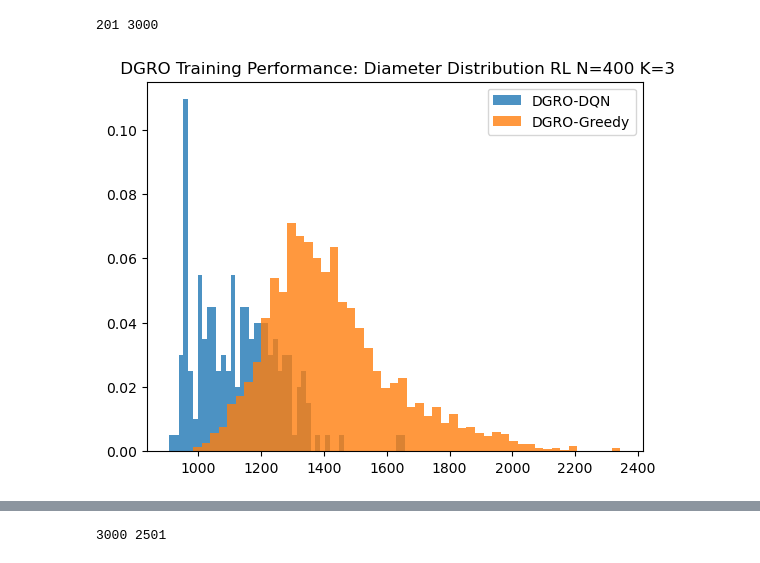
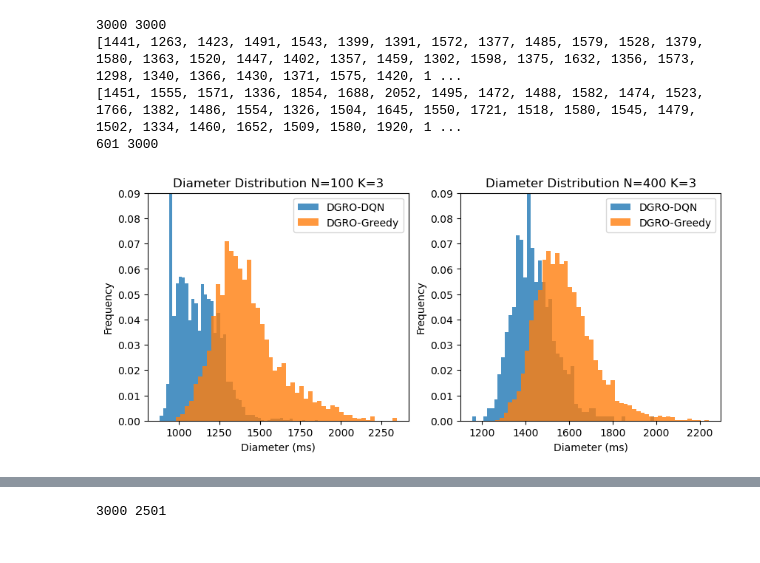
Before and after one commit to shixun404/TetriX, a Jupyter notebook: sc_test/100_histo_seed=42_FABRIC/test.ipynb, the cells around one changed output, grey strips where cells are left out. Drawn from its saved outputs; the diff is of its cells as text; code cells hidden in the pictures.

```diff
--- a/sc_test/100_histo_seed=42_FABRIC/test.ipynb
+++ b/sc_test/100_histo_seed=42_FABRIC/test.ipynb
@@ -1,38 +1,74 @@
 # %%
 import pickle as pkl
 import numpy as np
 import matplotlib.pyplot as plt
 import networkx as nx
 import torch as th
 with open('diameter_list_100_3_DGRO_epsilon_greedy_eps=0.99_startnode.pkl', 'rb') as f:
     data_DGRO_heuristic = pkl.load(f)
 # print(len(data_DGRO_heuristic))
 import ast
 
 # # Read and parse a Python list from file
 with open("RL_1.txt", "r") as f:
     data_RL = ast.literal_eval(f.read())
 # print(data_RL)
 
 print(len(data_RL), len(data_DGRO_heuristic))
 weights1 = th.ones(len(data_RL)) / len(data_RL)
 weights2 = th.ones(len(data_DGRO_heuristic)) / len(data_DGRO_heuristic)
-plt.figure()
-plt.hist(data_RL, bins=50, alpha=0.8, label='DGRO-DQN', weights=weights1)
-plt.hist(data_DGRO_heuristic, bins=50, alpha=0.8, label='DGRO-Greedy', weights=weights2)
-plt.xlabel('Diameter (ms)')
-plt.ylabel('Frequency')
+
+
+fig, ax_ = plt.subplots(ncols=2, figsize=(10, 4))
+
+ax = ax_[0]
+ax.hist(data_RL, bins=50, alpha=0.8, label='DGRO-DQN', weights=weights1)
+ax.hist(data_DGRO_heuristic, bins=50, alpha=0.8, label='DGRO-Greedy', weights=weights2)
+ax.set_xlabel('Diameter (ms)')
+ax.set_ylabel('Frequency')
+ax.set_ylim([0, 0.09])
 # plt.show()
 # plt.axvline(x=315, color='red', linestyle='--', linewidth=2, label='Chord')
 # plt.axvline(x=239, color='green', linestyle='--', linewidth=2, label='Nearest Neighbour')
 # plt.axvline(x=505, color='black', linestyle='--', linewidth=2, label='Rapid')
-plt.title(' DGRO Training Performance: Diameter Distribution RL N=400 K=3')
-plt.legend()
-plt.savefig('DGRO_training_performance_diameter_distribution_N=400_K=3.pdf')
+ax.set_title('Diameter Distribution N=100 K=3')
+ax.legend()
+with open('../400_histo_seed=42_FABRIC/diameter_list_400_3_DGRO_epsilon_greedy_eps=0.99_startnode.pkl', 'rb') as f:
+    data_DGRO_heuristic = pkl.load(f)
+import ast
+
+# # Read and parse a Python list from file
+with open("../400_histo_seed=42_FABRIC/RL_1.txt", "r") as f:
+    data_RL = ast.literal_eval(f.read())
+print(data_RL)
+print(data_DGRO_heuristic)
+print(len(data_RL), len(data_DGRO_heuristic))
+weights1 = th.ones(len(data_RL)) / len(data_RL)
+weights2 = th.ones(len(data_DGRO_heuristic)) / len(data_DGRO_heuristic)
+# plt.figure()
+ax = ax_[1]
+ax.hist(data_RL, bins=50, alpha=0.8, label='DGRO-DQN', weights=weights1)
+ax.hist(data_DGRO_heuristic, bins=50, alpha=0.8, label='DGRO-Greedy', weights=weights2)
+# plt.show()
+# plt.axvline(x=315, color='red', linestyle='--', linewidth=2, label='Chord')
+# plt.axvline(x=239, color='green', linestyle='--', linewidth=2, label='Nearest Neighbour')
+# plt.axvline(x=505, color='black', linestyle='--', linewidth=2, label='Rapid')
+ax.set_title('Diameter Distribution N=400 K=3')
+ax.set_xlabel('Diameter (ms)')
+ax.set_ylabel('Frequency')
+ax.set_ylim([0, 0.09])
+
+ax.legend()
+plt.savefig('FABRIC_N=100_400.pdf')
 # with open
+
+# with open
 # %% [output]
-201 3000
+3000 3000
+[1441, 1263, 1423, 1491, 1543, 1399, 1391, 1572, 1377, 1485, 1579, 1528, 1379, 1580, 1363, 1520, 1447, 1402, 1357, 1459, 1302, 1598, 1375, 1632, 1356, 1573, 1298, 1340, 1366, 1430, 1371, 1575, 1420, 1 ...
+[1451, 1555, 1571, 1336, 1854, 1688, 2052, 1495, 1472, 1488, 1582, 1474, 1523, 1766, 1382, 1486, 1554, 1326, 1504, 1645, 1550, 1721, 1518, 1580, 1545, 1479, 1502, 1334, 1460, 1652, 1509, 1580, 1920, 1 ...
+601 3000
-[figure, old version]
+[figure, new version]
 # %%
 import pickle as pkl
 import numpy as np
```
Also changed, not shown: parts of 2 cells of this notebook, 9 other files.
